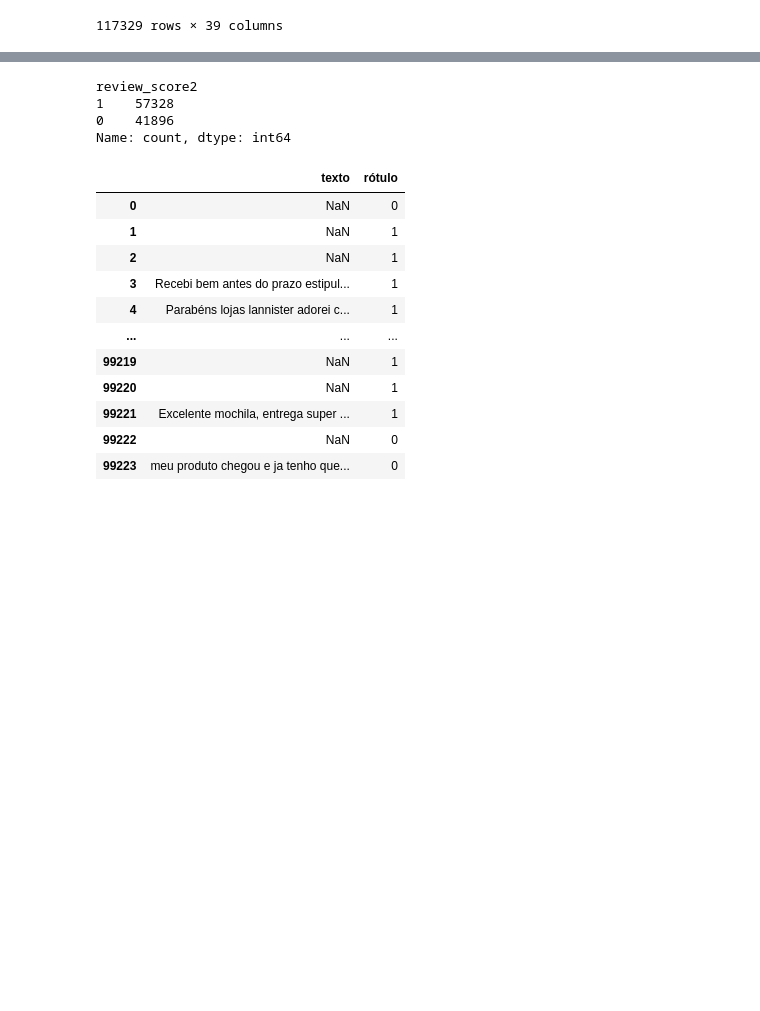
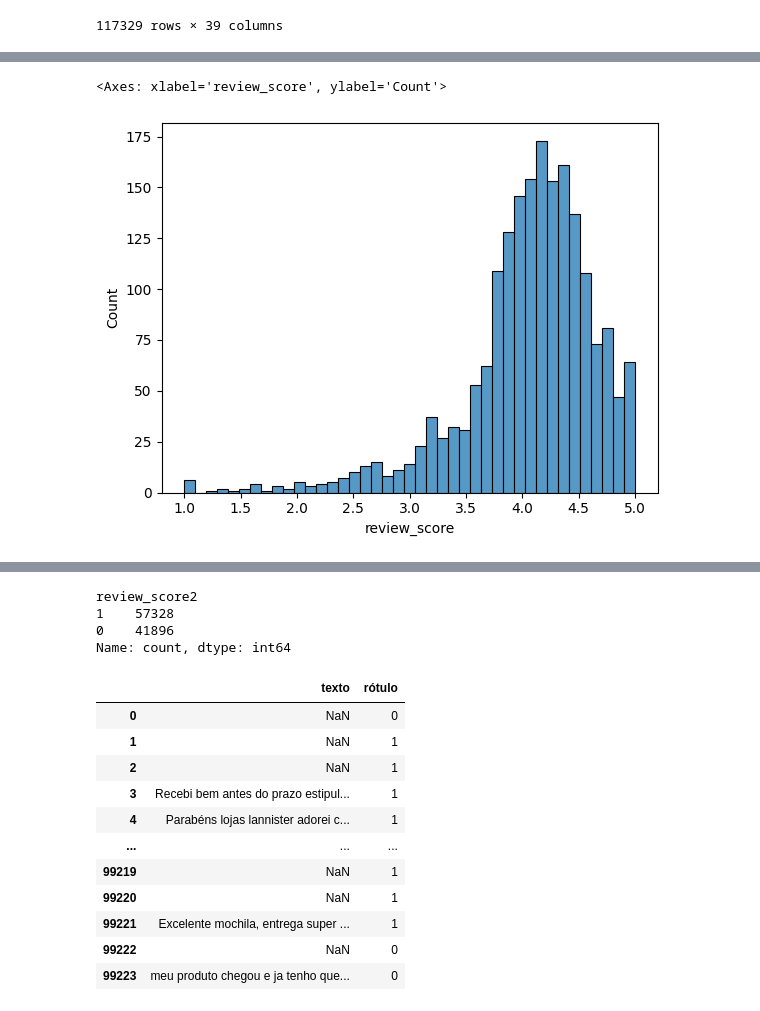
Before and after one commit to penasta/CE2---Python, a Jupyter notebook: trabalho/tRAB_bRUNO.ipynb, the cells around one changed output, grey strips where cells are left out. Drawn from its saved outputs; the diff is of its cells as text; code cells hidden in the pictures; blank space fills up the shorter version.

```diff
--- a/trabalho/tRAB_bRUNO.ipynb
+++ b/trabalho/tRAB_bRUNO.ipynb
@@ -54,0 +140,6 @@ df
+# %%
+rss = df.groupby('seller_id').filter(lambda x: len(x) >= 5).groupby('seller_id')['review_score'].mean()
+sns.histplot(rss)
+# %% [output]
+<Axes: xlabel='review_score', ylabel='Count'>
+[figure, added]
```
Also changed, not shown: parts of 34 cells of this notebook.
